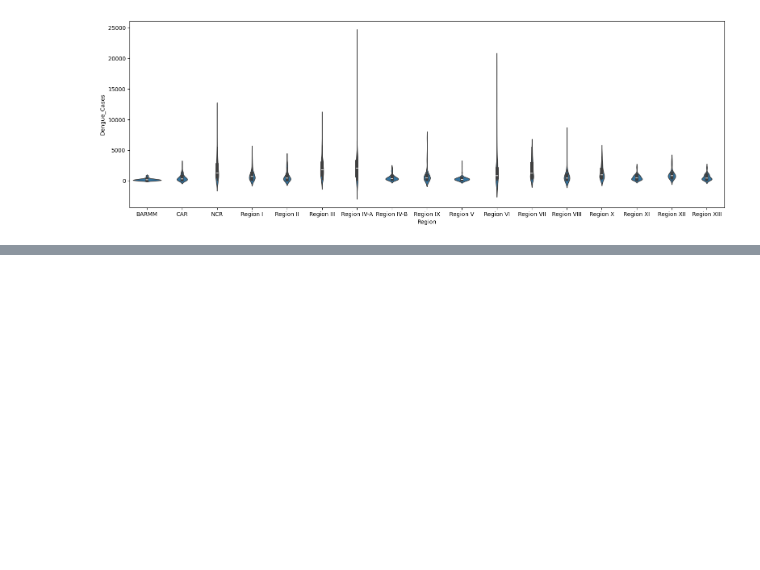
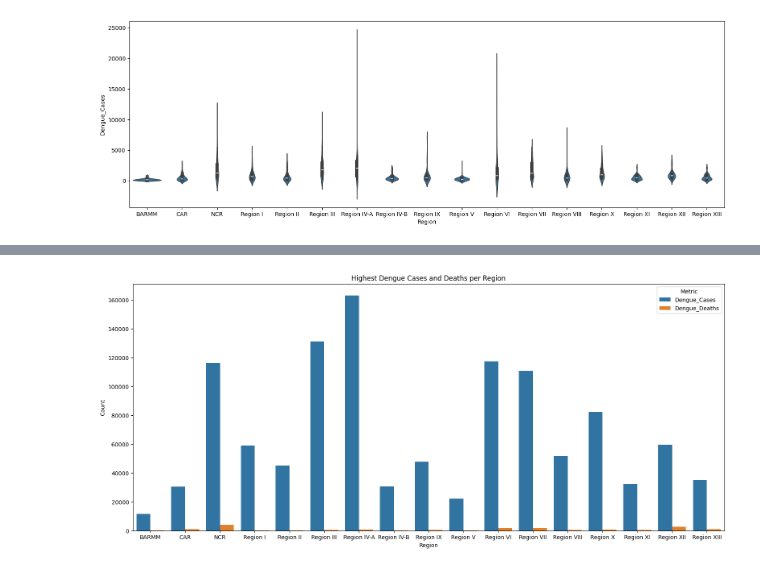
Before and after one commit to akagail/ITD-3B, a Jupyter notebook: activity5.ipynb, the cells around one changed output, grey strips where cells are left out. Cells and saved outputs as stored; diff of their text form; code cells hidden in the pictures; blank space fills up the shorter version.

```diff
--- a/activity5.ipynb
+++ b/activity5.ipynb
@@ -92,0 +176,3 @@ plt.show()
+# %%
+data_dengue = dengue.groupby(['Region'])[['Dengue_Cases', 'Dengue_Deaths']].sum().reset_index()
+data_dengue.sort_values(by='Dengue_Cases', ascending=False)
@@ -92,0 +198,8 @@ plt.show()
+# %%
+melted = pd.melt(data_dengue, id_vars='Region', value_vars=['Dengue_Cases', 'Dengue_Deaths'], var_name='Metric', value_name='Count')
+sns.barplot(data=melted, x='Region', y='Count', hue='Metric')
+plt.gcf().set_size_inches(19, 8)
+plt.title('Highest Dengue Cases and Deaths per Region')
+plt.show()
+# %% [output]
+[figure, added]
```
Also changed, not shown: parts of 34 cells of this notebook.
